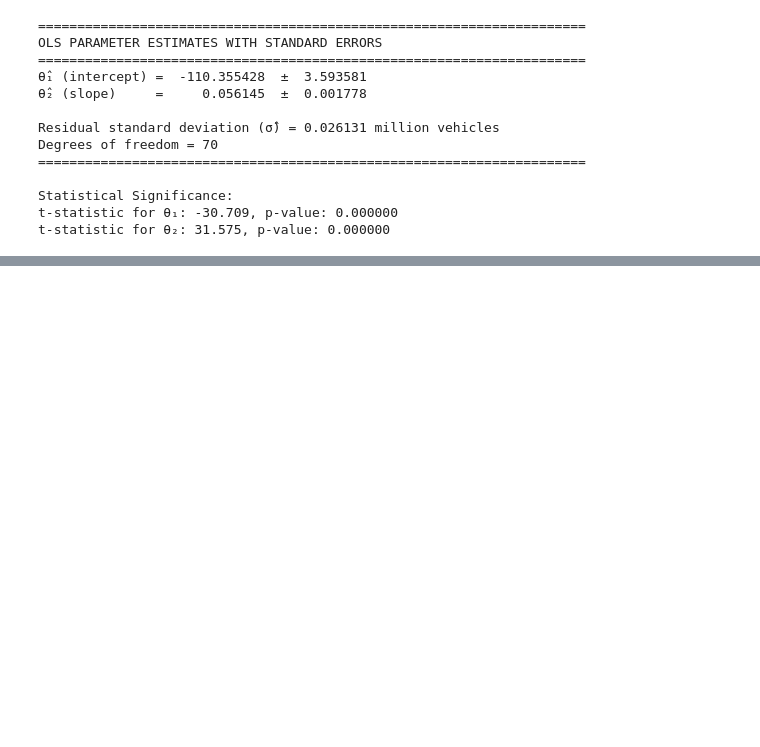
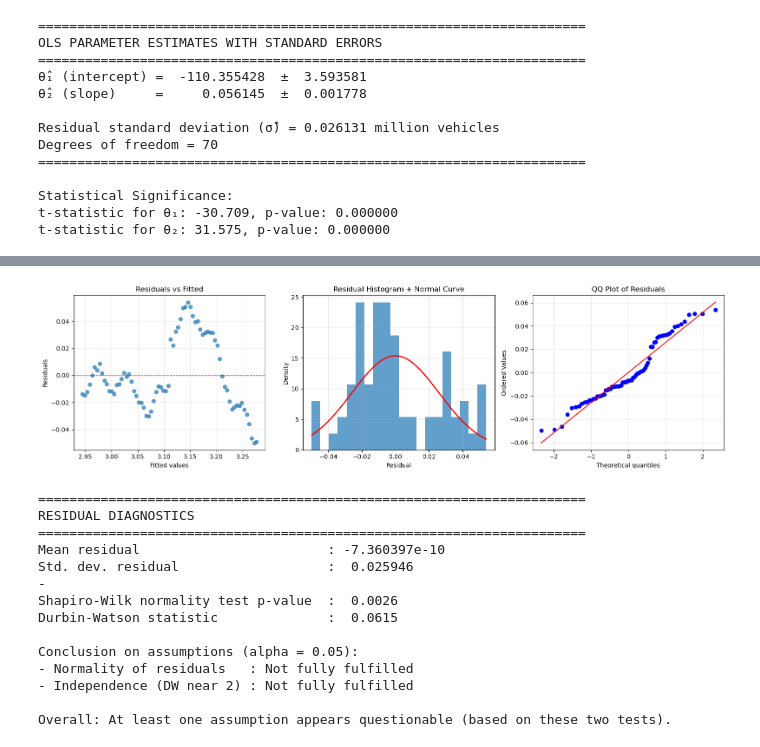
Before and after one commit to JesperDTU/TimeSeriesAnalysis_Assignments, a Jupyter notebook: Assignment1/Assignment1.ipynb, the cells around one changed output, grey strips where cells are left out. Cells and saved outputs as stored; diff of their text form; code cells hidden in the pictures; blank space fills up the shorter version.

```diff
--- a/Assignment1/Assignment1.ipynb
+++ b/Assignment1/Assignment1.ipynb
@@ -240,0 +343,79 @@ Estimated Model:
+# %%
+# Investigate the residuals of the model. Are the model assumptions fulfilled?
+import numpy as np
+import matplotlib.pyplot as plt
+from scipy import stats
+
+resid = np.asarray(residuals)
+fitted = np.asarray(y_hat)
+
+# --- Diagnostic plots (3 side-by-side) ---
+fig, axes = plt.subplots(1, 3, figsize=(16, 4.5))
+
+# 1) Residuals vs fitted (linearity + homoskedasticity)
+axes[0].scatter(fitted, resid, alpha=0.7)
+axes[0].axhline(0, color="red", linestyle="--", linewidth=1)
+axes[0].set_title("Residuals vs Fitted")
+axes[0].set_xlabel("Fitted values")
+axes[0].set_ylabel("Residuals")
+axes[0].grid(alpha=0.3)
+
+# 2) Histogram of residuals
+axes[1].hist(resid, bins=20, density=True, alpha=0.7, color="tab:blue")
+mu_r, sd_r = np.mean(resid), np.std(resid, ddof=1)
+x_grid = np.linspace(resid.min(), resid.max(), 200)
+axes[1].plot(x_grid, stats.norm.pdf(x_grid, loc=mu_r, scale=sd_r), color="red", lw=2)
+axes[1].set_title("Residual Histogram + Normal Curve")
+axes[1].set_xlabel("Residual")
+axes[1].set_ylabel("Density")
+axes[1].grid(alpha=0.3)
+
+# 3) QQ plot
+stats.probplot(resid, dist="norm", plot=axes[2])
+axes[2].set_title("QQ Plot of Residuals")
+axes[2].grid(alpha=0.3)
+
+plt.tight_layout()
+plt.show()
+
+# --- Numerical diagnostics: only Shapiro-Wilk and Durbin-Watson ---
+shapiro_stat, shapiro_p = stats.shapiro(resid)
+dw = np.sum(np.diff(resid) ** 2) / np.sum(resid ** 2)
+
+print("=" * 70)
+print("RESIDUAL DIAGNOSTICS")
+print("=" * 70)
+print(f"Mean residual                        : {np.mean(resid): .6e}")
+print(f"Std. dev. residual                   : {np.std(resid, ddof=1): .6f}")
+print("-")
+print(f"Shapiro-Wilk normality test p-value  : {shapiro_p: .4f}")
+print(f"Durbin-Watson statistic              : {dw: .4f}")
+
+alpha = 0.05
+normal_ok = shapiro_p > alpha
+indep_ok = abs(dw - 2.0) < 0.5
+
+print("\nConclusion on assumptions (alpha = 0.05):")
+print(f"- Normality of residuals   : {'Fulfilled' if normal_ok else 'Not fully fulfilled'}")
+print(f"- Independence (DW near 2) : {'Fulfilled' if indep_ok else 'Not fully fulfilled'}")
+
+if normal_ok and indep_ok:
+    print("\nOverall: Model assumptions are reasonably fulfilled (based on these two tests).")
+else:
+    print("\nOverall: At least one assumption appears questionable (based on these two tests).")
+# %% [output]
+[figure, added]
+======================================================================
+RESIDUAL DIAGNOSTICS
+======================================================================
+Mean residual                        : -7.360397e-10
+Std. dev. residual                   :  0.025946
+-
+Shapiro-Wilk normality test p-value  :  0.0026
+Durbin-Watson statistic              :  0.0615
+
+Conclusion on assumptions (alpha = 0.05):
+- Normality of residuals   : Not fully fulfilled
+- Independence (DW near 2) : Not fully fulfilled
+
+Overall: At least one assumption appears questionable (based on these two tests).
```
Also changed, not shown: parts of 5 cells of this notebook.
